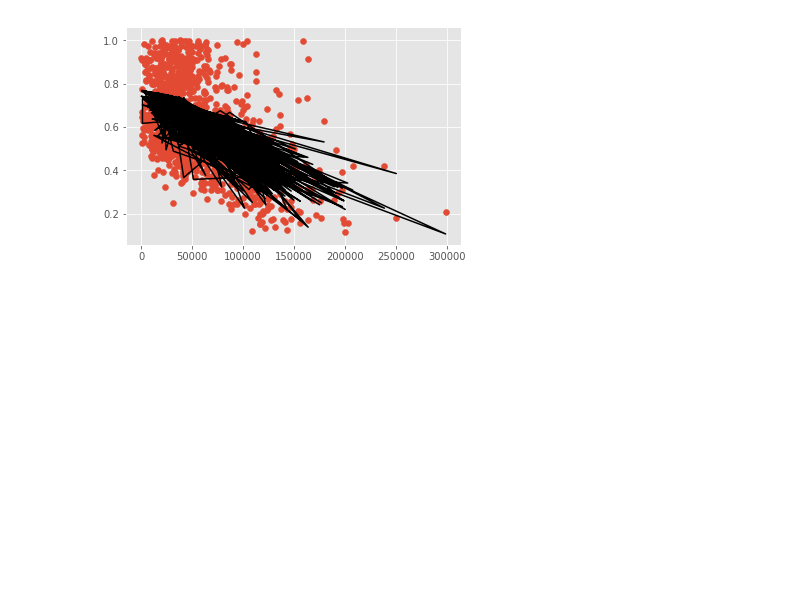
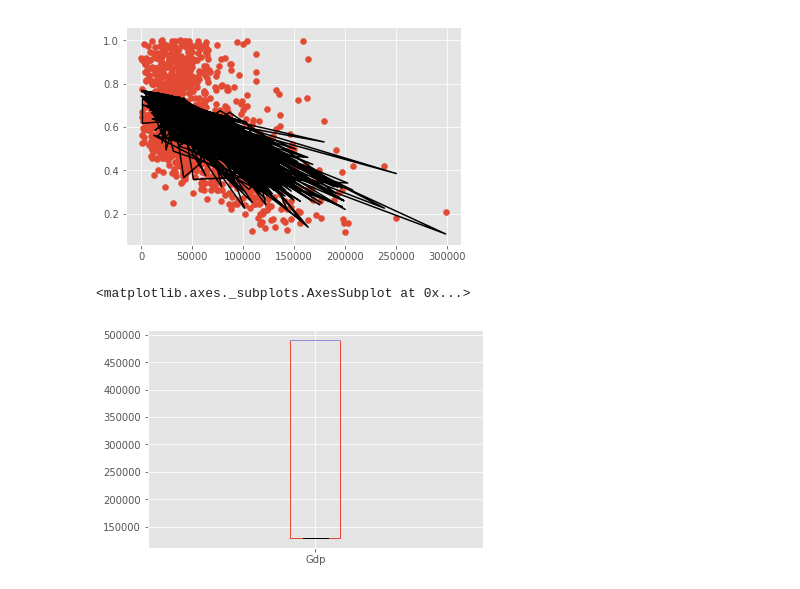
Before and after one commit to ZhuoShan/INFO370FinalProject, a Jupyter notebook: FinalPlot.ipynb, the cells around one changed output. Drawn from its saved outputs; the diff is of its cells as text; code cells hidden in the pictures; blank space fills up the shorter version.

Commit message:
Final plot

```diff
--- a/FinalPlot.ipynb
+++ b/FinalPlot.ipynb
@@ -193,3 +193,11 @@ plt.plot(FinalData.Mileage, Multi_lm3.predict(), c = 'black')
 plt.show()
 # %% [output]
 [figure]
+# %%
+dataDummies = FinalData[['DepreciationRate','Mileage','Gdp', 'serviceTime','Population']].copy()
+dataDummies = dataDummies.join(pd.get_dummies(FinalData[['Vehicle Type']]))
+FinalData.describe()
+FinalData[['Gdp']].boxplot()
+# %% [output]
+<matplotlib.axes._subplots.AxesSubplot at 0x...>
+[figure, added]
```
Also changed, not shown: parts of 11 cells of this notebook, 1 other file.
